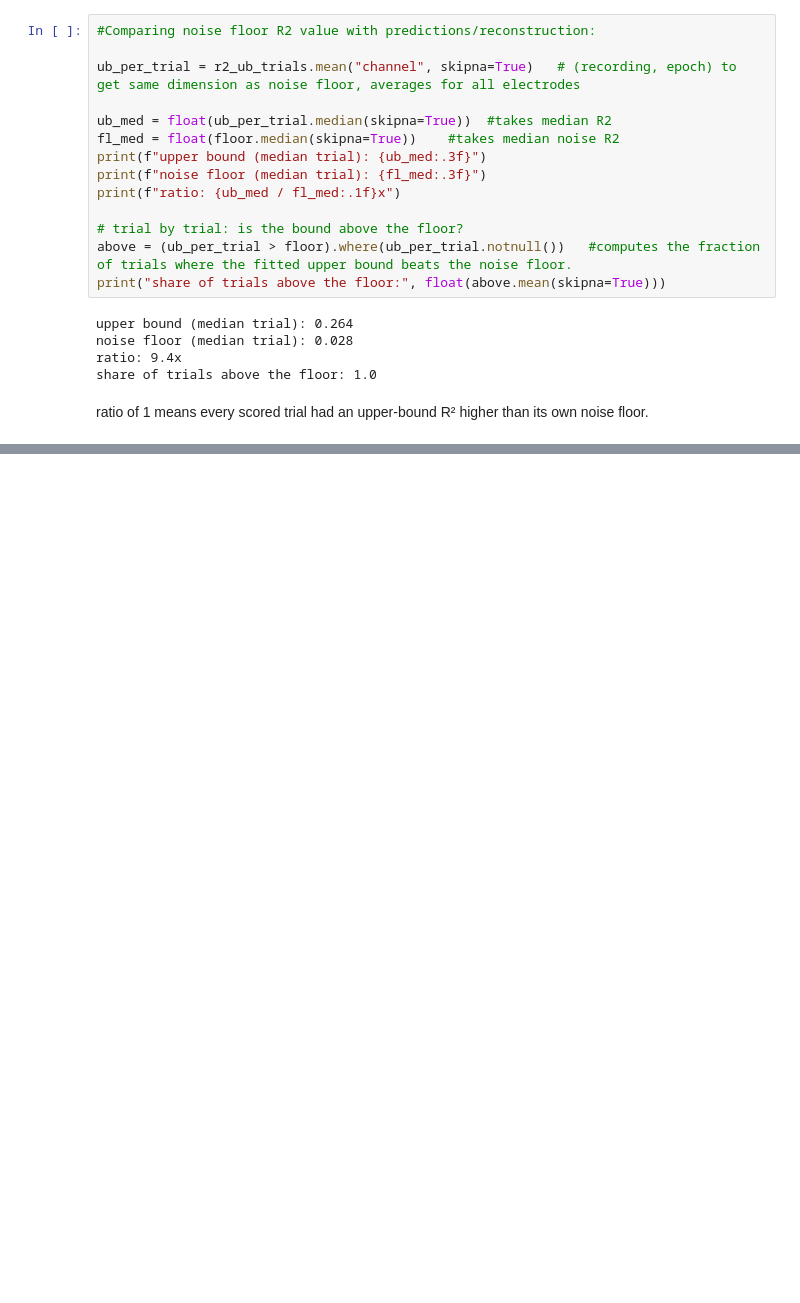
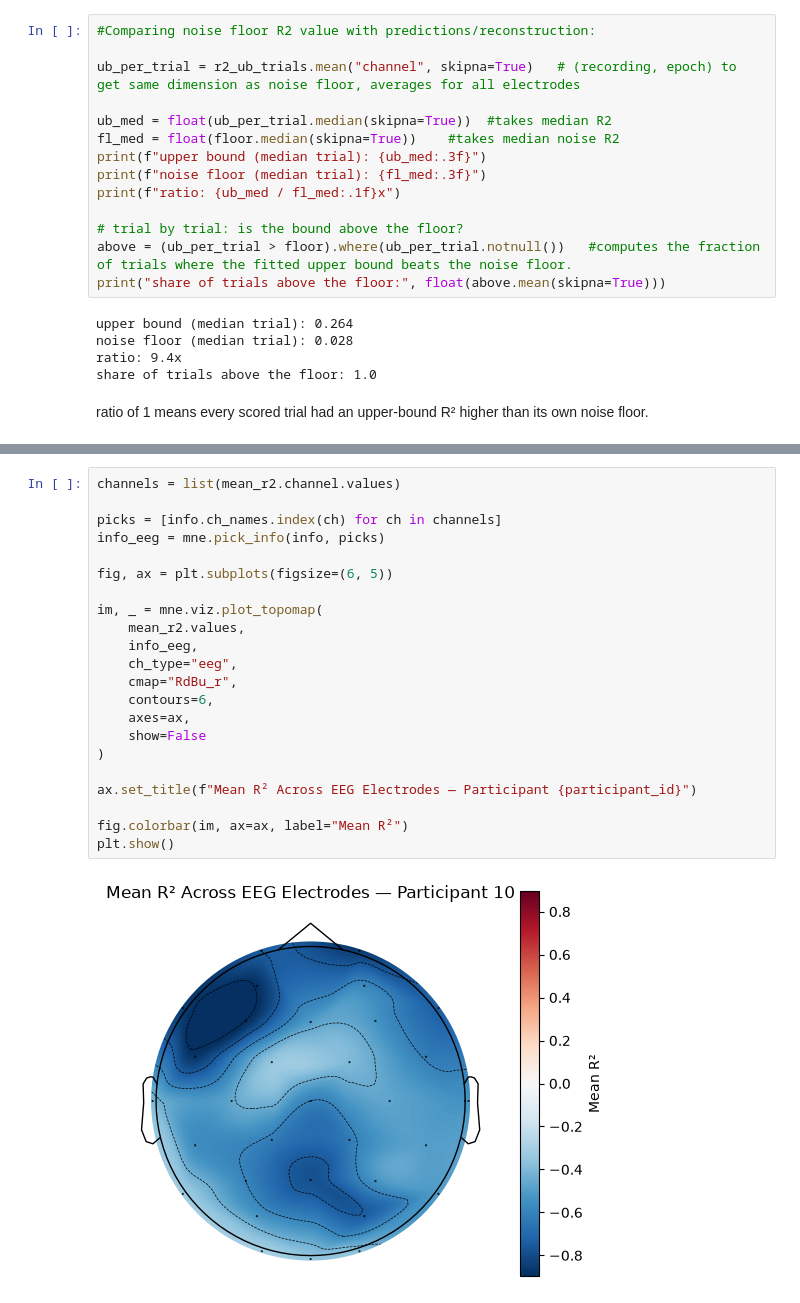
Before and after one commit to cleliamr/EEG_prediction, a Jupyter notebook: main.ipynb, the cells around one changed output, grey strips where cells are left out. Drawn from its saved outputs; the diff is of its cells as text; blank space fills up the shorter version.

```diff
--- a/main.ipynb
+++ b/main.ipynb
@@ -464,0 +547,24 @@ ratio of 1 means every scored trial had an upper-bound R² higher than its own n
+# %%
+channels = list(mean_r2.channel.values)
+
+picks = [info.ch_names.index(ch) for ch in channels]
+info_eeg = mne.pick_info(info, picks)
+
+fig, ax = plt.subplots(figsize=(6, 5))
+
+im, _ = mne.viz.plot_topomap(
+    mean_r2.values,
+    info_eeg,
+    ch_type="eeg",
+    cmap="RdBu_r",
+    contours=6,
+    axes=ax,
+    show=False
+)
+
+ax.set_title(f"Mean R² Across EEG Electrodes — Participant {participant_id}")
+
+fig.colorbar(im, ax=ax, label="Mean R²")
+plt.show()
+# %% [output]
+[figure, added]
```
Also changed, not shown: parts of 18 cells of this notebook.
